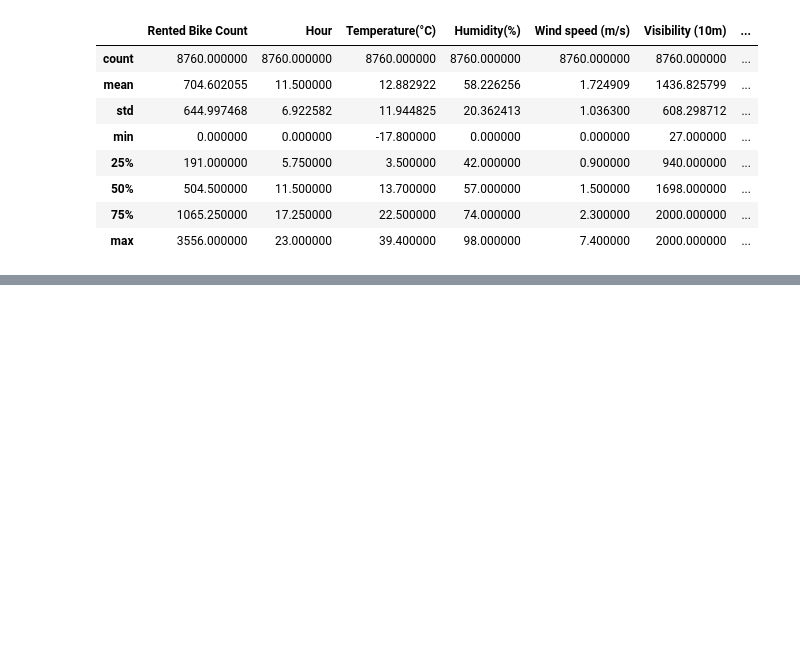
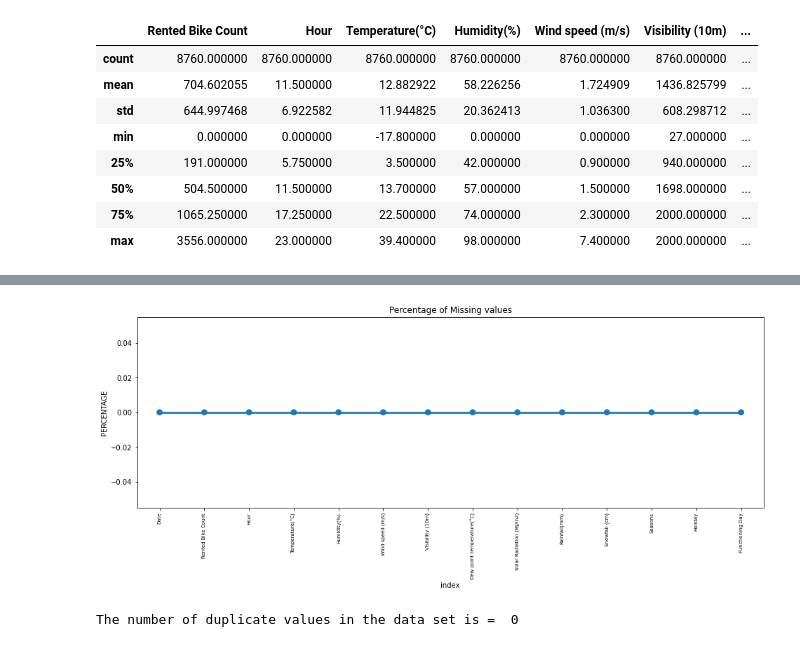
Before and after one commit to Tarungeed/Bike-sharing-prediction-, a Jupyter notebook: Bike_Sharing_Demand_Prediction_Capstone_Project.ipynb, the cells around one changed output, grey strips where cells are left out. Drawn from its saved outputs; the diff is of its cells as text; code cells hidden in the pictures; blank space fills up the shorter version.

```diff
--- a/Bike_Sharing_Demand_Prediction_Capstone_Project.ipynb
+++ b/Bike_Sharing_Demand_Prediction_Capstone_Project.ipynb
@@ -28,10 +28,3 @@
 * ### Seasons - Winter, Spring, Summer, Autumn
 * ### Holiday - Holiday/No holiday
 * ### Functional Day - NoFunc(Non Functional Hours), Fun(Functional hours)
-# %%
-# Loading the libraries
-import pandas as pd
-import matplotlib.pyplot as plt
-import seaborn as sns
-import numpy as np
-sns.set_theme(style="whitegrid")
@@ -42,8 +54,7 @@ drive.mount('/content/drive')
 # %% [output]
 Drive already mounted at /content/drive; to attempt to forcibly remount, call drive.mount("/content/drive", force_remount=True).
 # %%
-# Loading the Hotel booking dataset
-bike_df=pd.read_csv('/content/SeoulBikeData.csv', encoding = 'latin')
+bike_df=pd.read_csv('/SeoulBikeData.csv', encoding ='latin')
 # %%
 bike_df.head()
 # %% [output]
@@ -96,0 +177,15 @@ bike_df.describe()
+# %%
+missing = pd.DataFrame((bike_df.isnull().sum())*100/bike_df.shape[0]).reset_index()
+plt.figure(figsize=(16,5))
+ax = sns.pointplot('index',0,data=missing)
+plt.xticks(rotation =90,fontsize =7)
+plt.title("Percentage of Missing values")
+plt.ylabel("PERCENTAGE")
+plt.show()
+# %% [output]
+[figure, added]
+# %%
+value=len(bike_df[bike_df.duplicated()])
+print("The number of duplicate values in the data set is = ",value)
+# %% [output]
+The number of duplicate values in the data set is =  0
```
Also changed, not shown: parts of 165 cells of this notebook.
